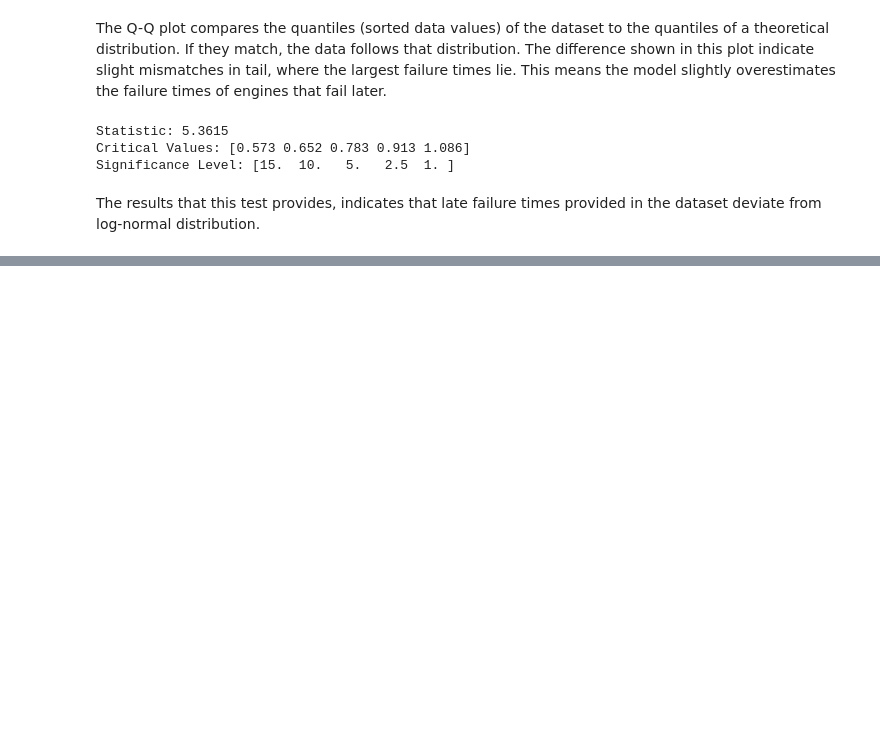
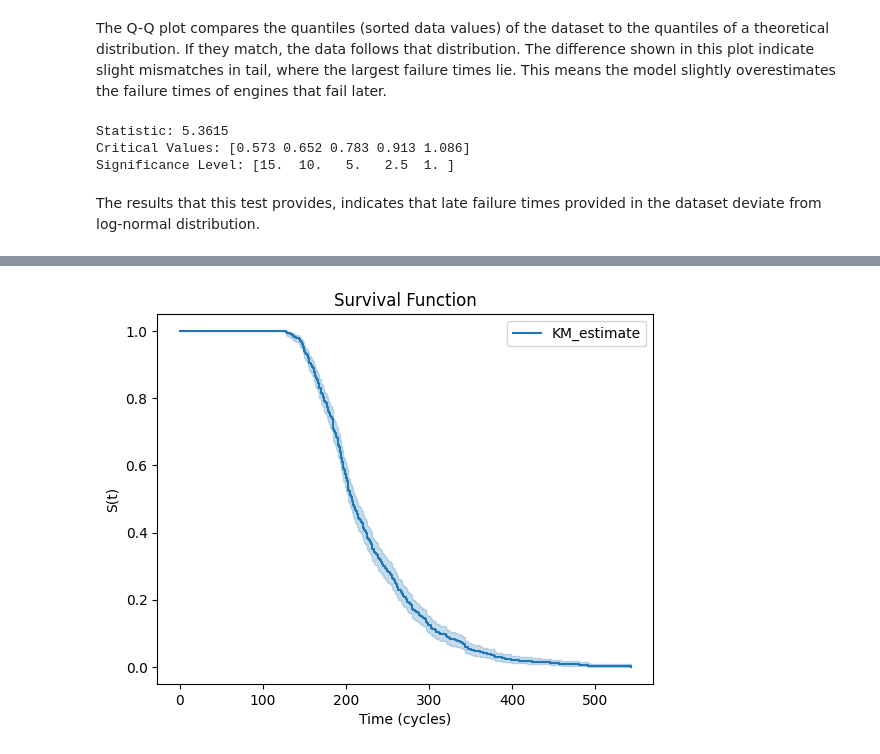
Before and after one commit to sofiatqsevskaa/engine-failure-analysis, a Jupyter notebook: train_set_statistical_analysis.ipynb, the cells around one changed output, grey strips where cells are left out. Cells and saved outputs as stored; diff of their text form; code cells hidden in the pictures; blank space fills up the shorter version.

```diff
--- a/train_set_statistical_analysis.ipynb
+++ b/train_set_statistical_analysis.ipynb
@@ -200,0 +226,13 @@ plt.show()
+# %%
+from lifelines import KaplanMeierFitter
+
+kmf = KaplanMeierFitter()
+kmf.fit(failure_times)
+
+kmf.plot_survival_function()
+plt.title("Survival Function")
+plt.xlabel("Time (cycles)")
+plt.ylabel("S(t)")
+plt.show()
+# %% [output]
+[figure, added]
```
Also changed, not shown: parts of 8 cells of this notebook.
